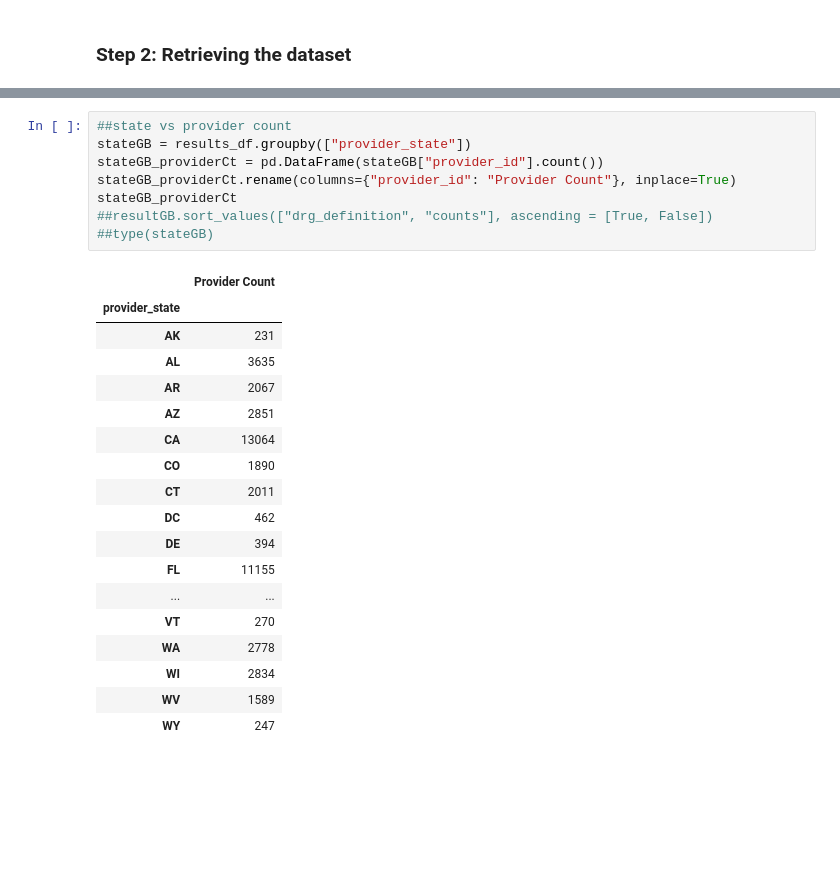
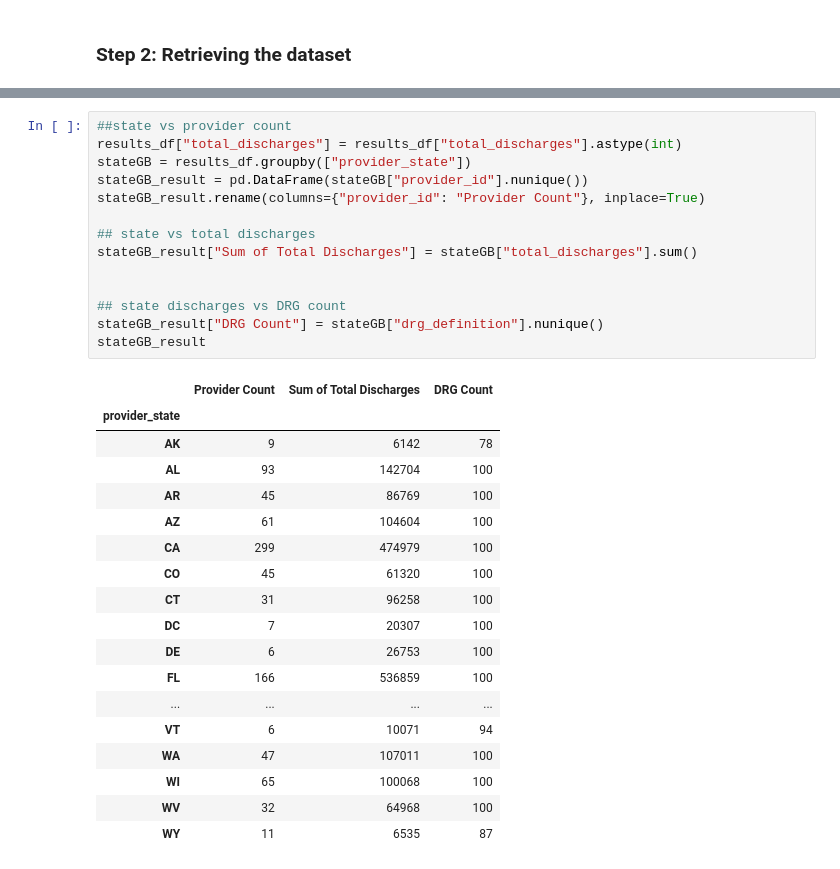
Before and after one commit to hasanregius/inpatient_prospective_payment_system_equitability, a Jupyter notebook: data_retrieval_and_cleanup.ipynb, the cells around one changed output, grey strips where cells are left out. Saved outputs shown, nothing was run; the diff lists cells and outputs as text; blank space fills up the shorter version.

```diff
--- a/data_retrieval_and_cleanup.ipynb
+++ b/data_retrieval_and_cleanup.ipynb
@@ -76,28 +69,34 @@ results_df.head(10)
 | 9 | 75233.38 | 5541.05 | 4386.94 | 039 - EXTRACRANIAL PROCEDURES W/O... | ... |
 # %%
 ##state vs provider count
+results_df["total_discharges"] = results_df["total_discharges"].astype(int)
 stateGB = results_df.groupby(["provider_state"])
-stateGB_providerCt = pd.DataFrame(stateGB["provider_id"].count())
-stateGB_providerCt.rename(columns={"provider_id": "Provider Count"}, inplace=True)
-stateGB_providerCt
-##resultGB.sort_values(["drg_definition", "counts"], ascending = [True, False])
-##type(stateGB)
+stateGB_result = pd.DataFrame(stateGB["provider_id"].nunique())
+stateGB_result.rename(columns={"provider_id": "Provider Count"}, inplace=True)
+
+## state vs total discharges
+stateGB_result["Sum of Total Discharges"] = stateGB["total_discharges"].sum()
+
+
+## state discharges vs DRG count
+stateGB_result["DRG Count"] = stateGB["drg_definition"].nunique()
+stateGB_result
 # %% [output]
-|  | Provider Count |
-| provider_state |  |
-| AK | 231 |
-| AL | 3635 |
-| AR | 2067 |
-| AZ | 2851 |
-| CA | 13064 |
-| CO | 1890 |
-| CT | 2011 |
-| DC | 462 |
-| DE | 394 |
-| FL | 11155 |
-| ... | ... |
-| VT | 270 |
-| WA | 2778 |
-| WI | 2834 |
-| WV | 1589 |
-| WY | 247 |
+|  | Provider Count | Sum of Total Discharges | DRG Count |
+| provider_state |  |  |  |
+| AK | 9 | 6142 | 78 |
+| AL | 93 | 142704 | 100 |
+| AR | 45 | 86769 | 100 |
+| AZ | 61 | 104604 | 100 |
+| CA | 299 | 474979 | 100 |
+| CO | 45 | 61320 | 100 |
+| CT | 31 | 96258 | 100 |
+| DC | 7 | 20307 | 100 |
+| DE | 6 | 26753 | 100 |
+| FL | 166 | 536859 | 100 |
+| ... | ... | ... | ... |
+| VT | 6 | 10071 | 94 |
+| WA | 47 | 107011 | 100 |
+| WI | 65 | 100068 | 100 |
+| WV | 32 | 64968 | 100 |
+| WY | 11 | 6535 | 87 |
```
Also changed, not shown: parts of 7 cells of this notebook.
